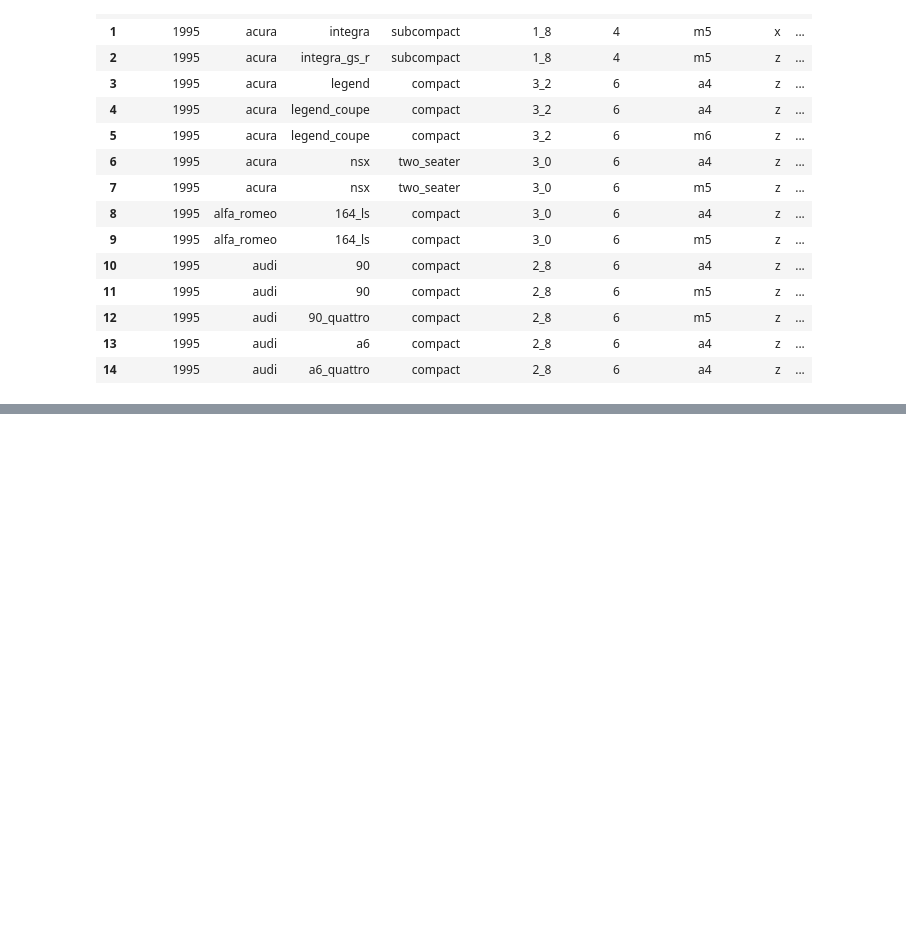
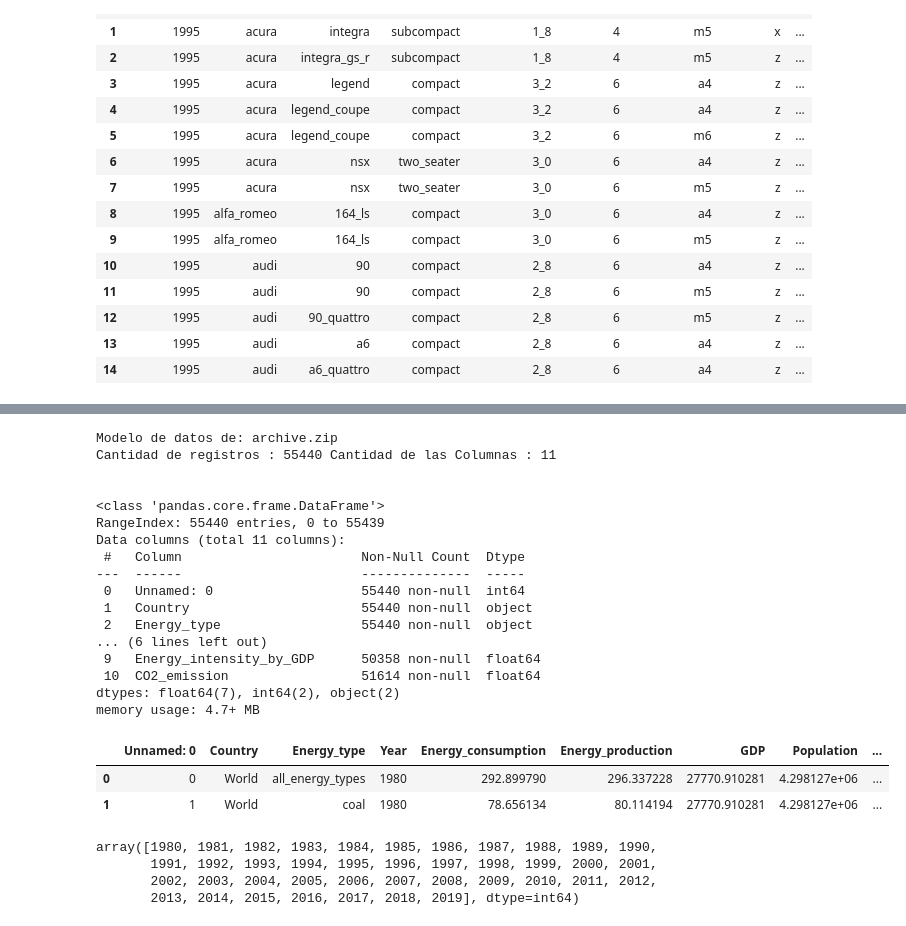
Before and after one commit to clblommberg/MVP_ML_TransporteNY, a Jupyter notebook: notebooks/test.ipynb, the cells around one changed output, grey strips where cells are left out. Cells and saved outputs as stored; diff of their text form; code cells hidden in the pictures; blank space fills up the shorter version.

```diff
--- a/notebooks/test.ipynb
+++ b/notebooks/test.ipynb
@@ -197,0 +229,35 @@ df_pandas.head(15)
+# %%
+print("Modelo de datos de: archive.zip")
+print("Cantidad de registros :", df_emisiones.shape[0], "Cantidad de las Columnas :", df_emisiones.shape[1])
+print("\n")
+df_emisiones.info()
+print("\n")
+df_emisiones.head(2)
+# %% [output]
+Modelo de datos de: archive.zip
+Cantidad de registros : 55440 Cantidad de las Columnas : 11
+
+
+<class 'pandas.core.frame.DataFrame'>
+RangeIndex: 55440 entries, 0 to 55439
+Data columns (total 11 columns):
+ #   Column                       Non-Null Count  Dtype
+---  ------                       --------------  -----
+ 0   Unnamed: 0                   55440 non-null  int64
+ 1   Country                      55440 non-null  object
+ 2   Energy_type                  55440 non-null  object
+... (6 lines left out)
+ 9   Energy_intensity_by_GDP      50358 non-null  float64
+ 10  CO2_emission                 51614 non-null  float64
+dtypes: float64(7), int64(2), object(2)
+memory usage: 4.7+ MB
+|  | Unnamed: 0 | Country | Energy_type | Year | Energy_consumption | Energy_production | GDP | Population | ... |
+| 0 | 0 | World | all_energy_types | 1980 | 292.899790 | 296.337228 | 27770.910281 | 4.298127e+06 | ... |
+| 1 | 1 | World | coal | 1980 | 78.656134 | 80.114194 | 27770.910281 | 4.298127e+06 | ... |
+# %%
+df_emisiones['Year'].unique()
+# %% [output]
+array([1980, 1981, 1982, 1983, 1984, 1985, 1986, 1987, 1988, 1989, 1990,
+       1991, 1992, 1993, 1994, 1995, 1996, 1997, 1998, 1999, 2000, 2001,
+       2002, 2003, 2004, 2005, 2006, 2007, 2008, 2009, 2010, 2011, 2012,
+       2013, 2014, 2015, 2016, 2017, 2018, 2019], dtype=int64)
```
Also changed, not shown: parts of 9 cells of this notebook, 1 other file.
